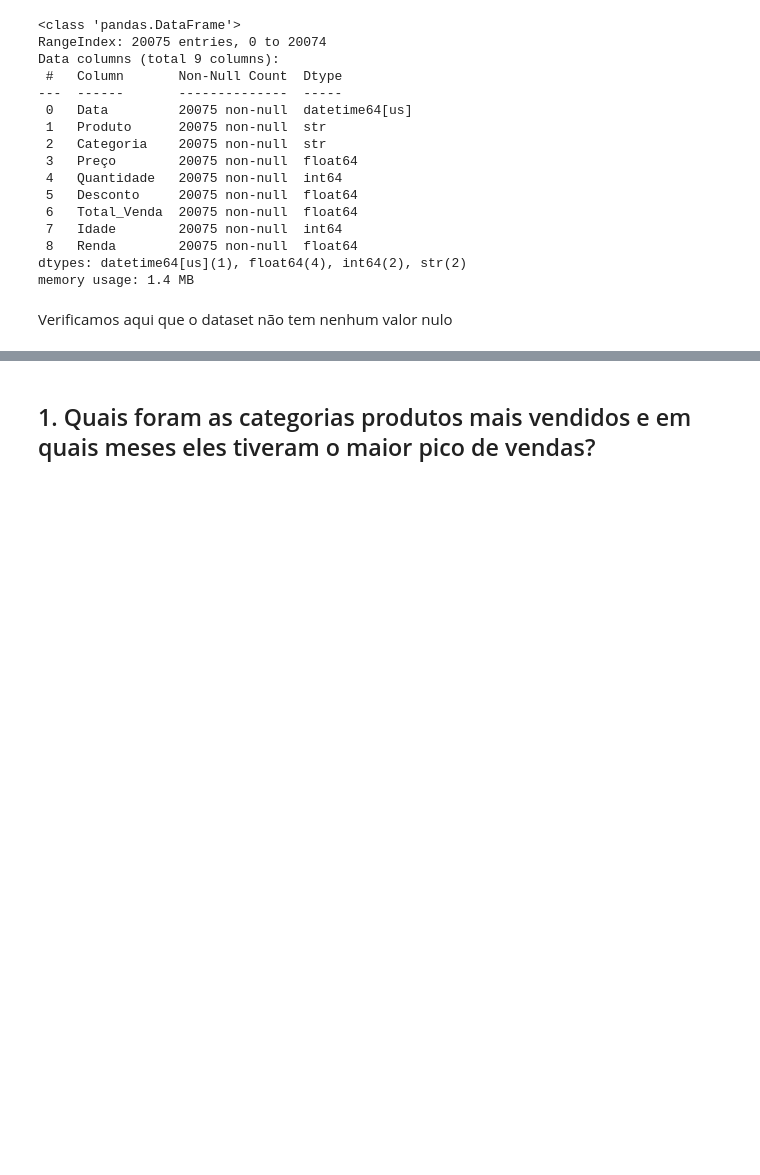
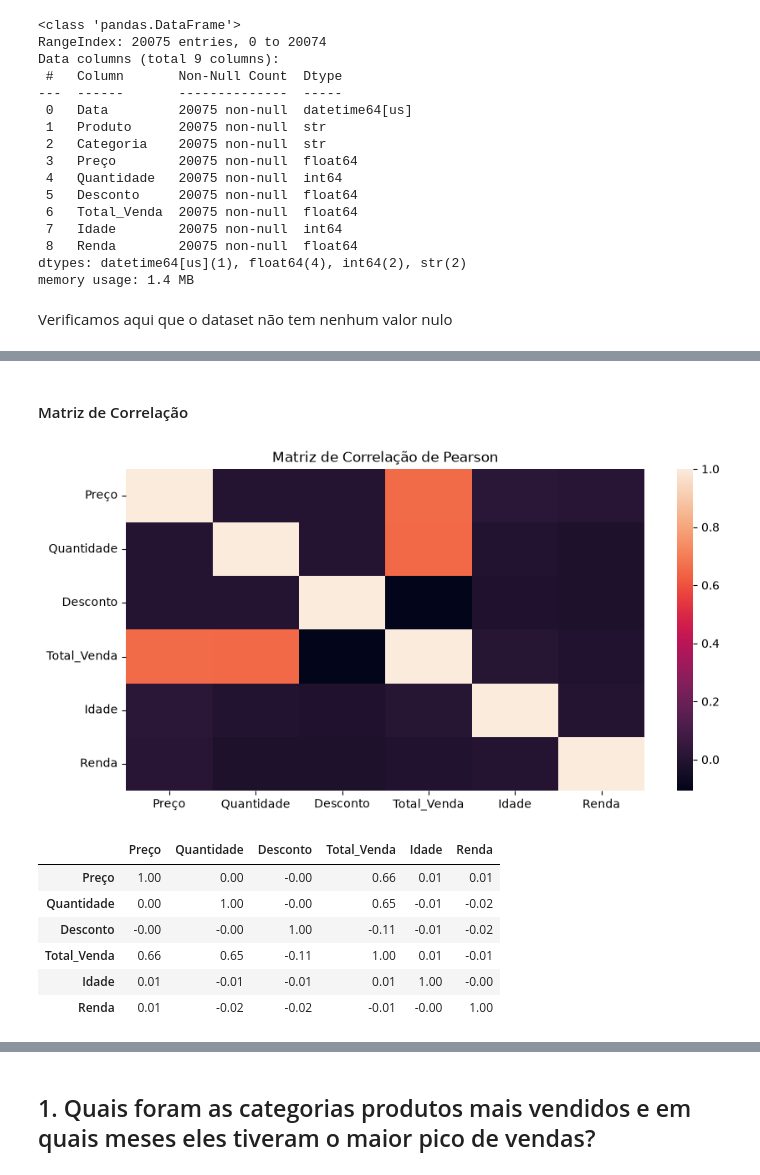
Before and after one commit to missmaryz/Projeto_Analise_Exploratoria_Caixaverso, a Jupyter notebook: Projeto_Mariana_Meneses.ipynb, the cells around one changed output, grey strips where cells are left out. Cells and saved outputs as stored; diff of their text form; code cells hidden in the pictures; blank space fills up the shorter version.

```diff
--- a/Projeto_Mariana_Meneses.ipynb
+++ b/Projeto_Mariana_Meneses.ipynb
@@ -88,0 +292,21 @@ analisando as primeiras estatisticas, vemos que o dataset tem dados compreendido
+# %% [markdown]
+#### Matriz de Correlação
+# %%
+matriz = vendas[colunas_numericas].corr(method='pearson')
+plt.figure(figsize=(10,5))
+sns.heatmap(
+    matriz,
+)
+plt.title('Matriz de Correlação de Pearson')
+plt.show()
+
+display(matriz)
+# %% [output]
+[figure, added]
+|  | Preço | Quantidade | Desconto | Total_Venda | Idade | Renda |
+| Preço | 1.00 | 0.00 | -0.00 | 0.66 | 0.01 | 0.01 |
+| Quantidade | 0.00 | 1.00 | -0.00 | 0.65 | -0.01 | -0.02 |
+| Desconto | -0.00 | -0.00 | 1.00 | -0.11 | -0.01 | -0.02 |
+| Total_Venda | 0.66 | 0.65 | -0.11 | 1.00 | 0.01 | -0.01 |
+| Idade | 0.01 | -0.01 | -0.01 | 0.01 | 1.00 | -0.00 |
+| Renda | 0.01 | -0.02 | -0.02 | -0.01 | -0.00 | 1.00 |
```
Also changed, not shown: parts of 48 cells of this notebook.
